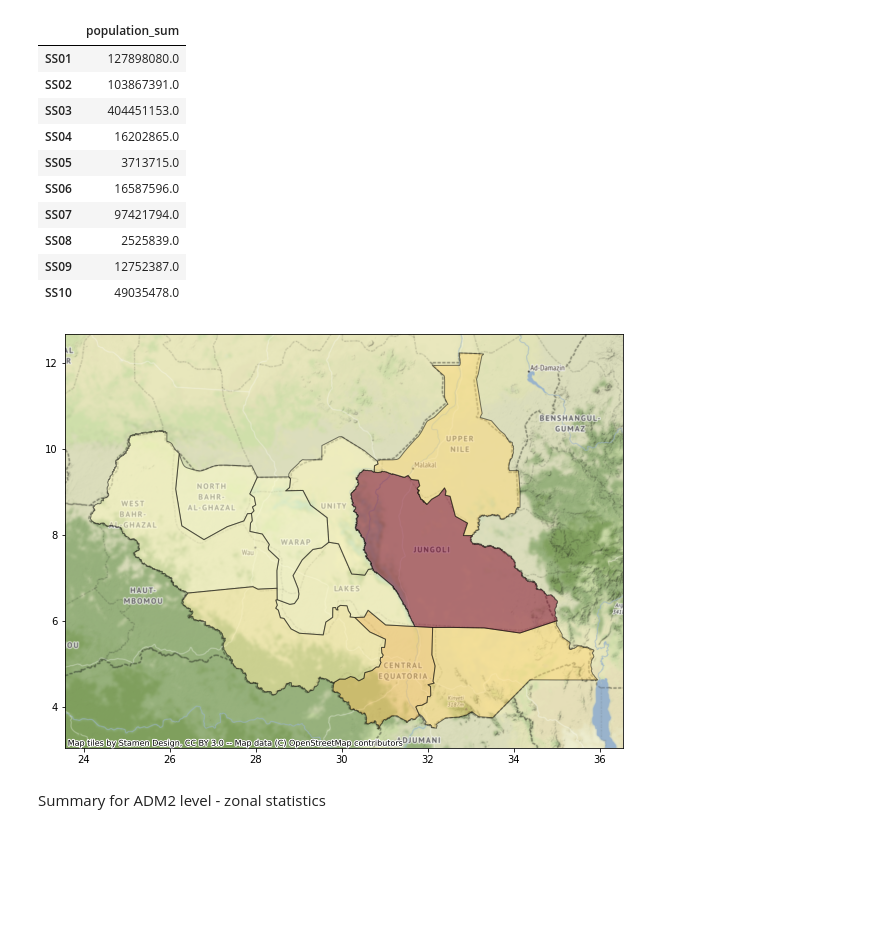
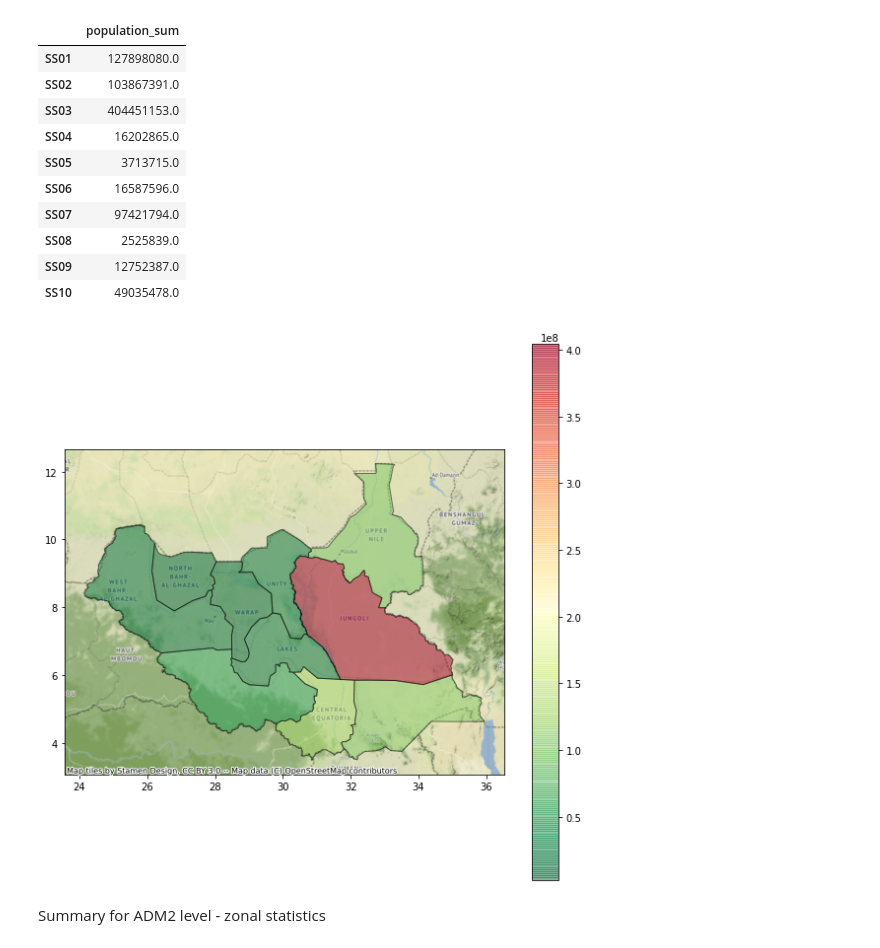
Before and after one commit to sabgis1968/rdl-pyTools, a Jupyter notebook: ss-fl-pop.ipynb, the cells around one changed output. Cells and saved outputs as stored; diff of their text form; code cells hidden in the pictures; blank space fills up the shorter version.

```diff
--- a/ss-fl-pop.ipynb
+++ b/ss-fl-pop.ipynb
@@ -243,11 +289,13 @@ res_df1
 | SS10 | 49035478.0 |
 # %%
 pop_flood_adm1 = adm1.join(res_df1, on='ADM1_PCODE')
-# %%
-ax = pop_flood_adm1.plot(column='population_sum', alpha=0.5, cmap='YlOrRd', edgecolor='k', linewidth=1, figsize=(10, 10))
-ctx.add_basemap(ax, crs=pop_flood_adm1.crs.to_string())
-# %% [output]
-[figure, removed]
+# %%
+ax = plot_affected_area(pop_flood_adm1, 'population_sum');
+
+fig = plt.gcf()
+fig.colorbar(ax.collections[0], ax=ax);
+# %% [output]
+[figure, added]
 # %% [markdown]
 Summary for ADM2 level - zonal statistics
 # %%
```
Also changed, not shown: parts of 11 cells of this notebook.
